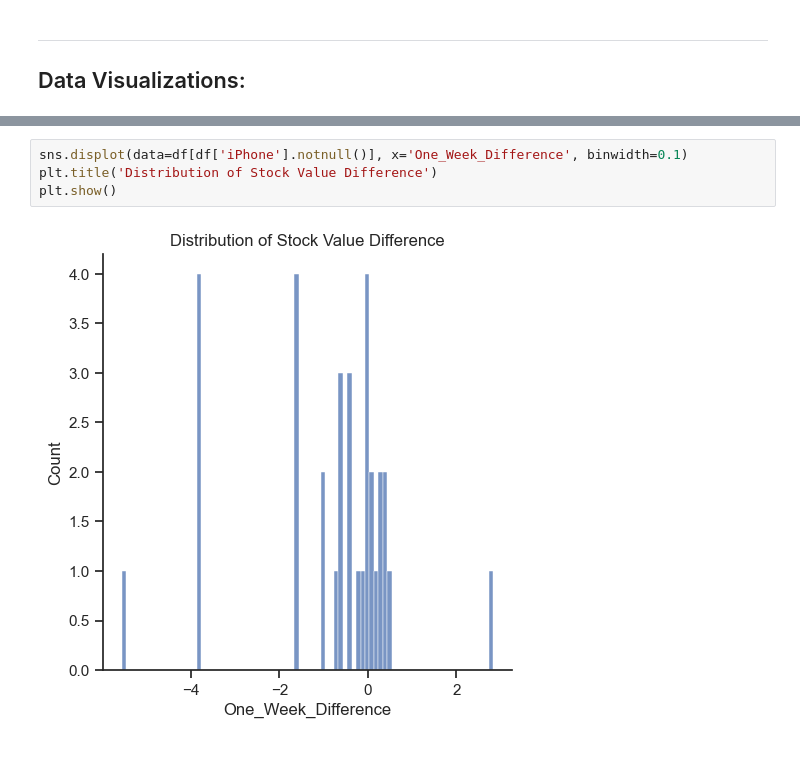
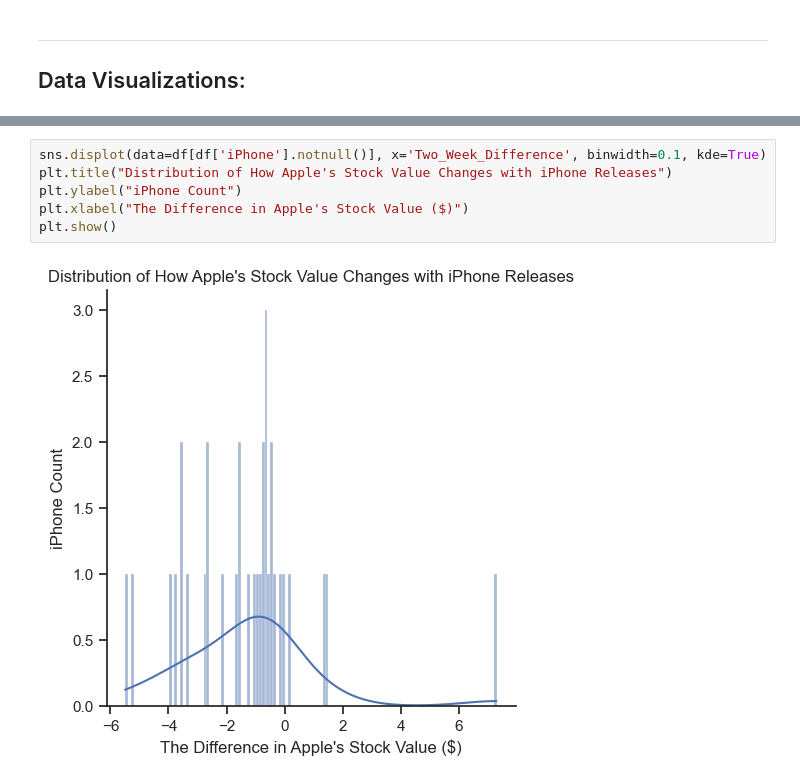
Before and after one commit to ubco-W2022T2-data301/project-group-group11, a Jupyter notebook: analysis/analysis1.ipynb, the cells around one changed output, grey strips where cells are left out. Drawn from its saved outputs; the diff is of its cells as text; blank space fills up the shorter version.

```diff
--- a/analysis/analysis1.ipynb
+++ b/analysis/analysis1.ipynb
@@ -236,6 +159,8 @@ From the last two plots we can conclude that October is the worst month to relea
 # %%
-sns.displot(data=df[df['iPhone'].notnull()], x='One_Week_Difference', binwidth=0.1)
-plt.title('Distribution of Stock Value Difference')
+sns.displot(data=df[df['iPhone'].notnull()], x='Two_Week_Difference', binwidth=0.1, kde=True)
+plt.title("Distribution of How Apple's Stock Value Changes with iPhone Releases")
+plt.ylabel("iPhone Count")
+plt.xlabel("The Difference in Apple's Stock Value ($)")
 plt.show()
 # %% [output]
-[figure, old version]
+[figure, new version]
```
Also changed, not shown: parts of 27 cells of this notebook.
